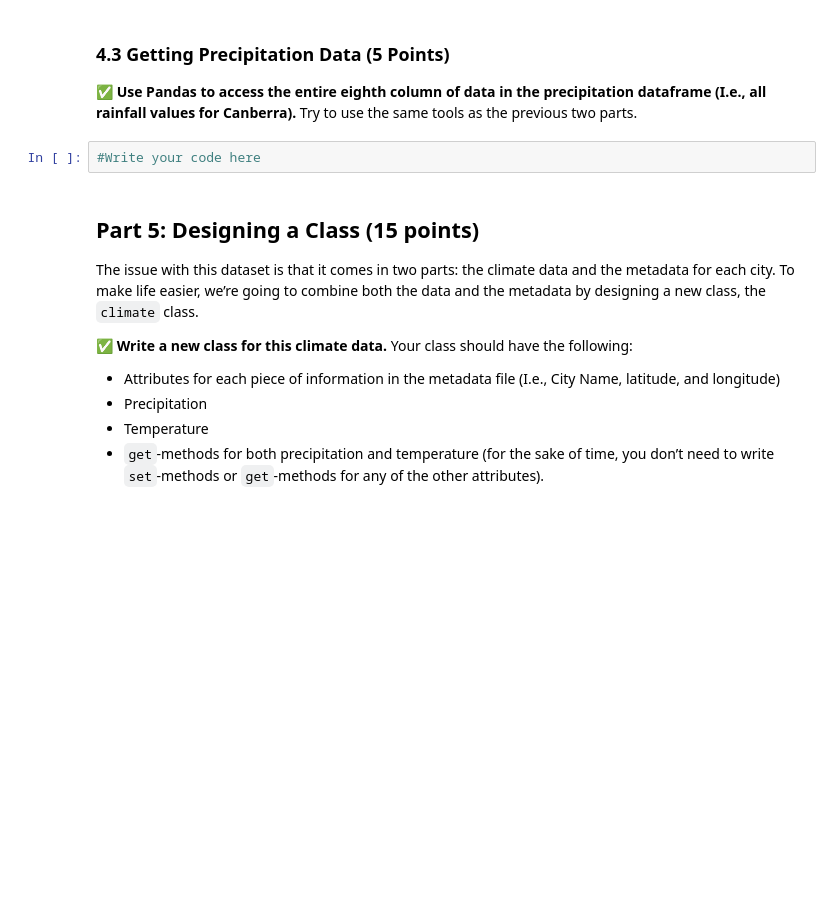
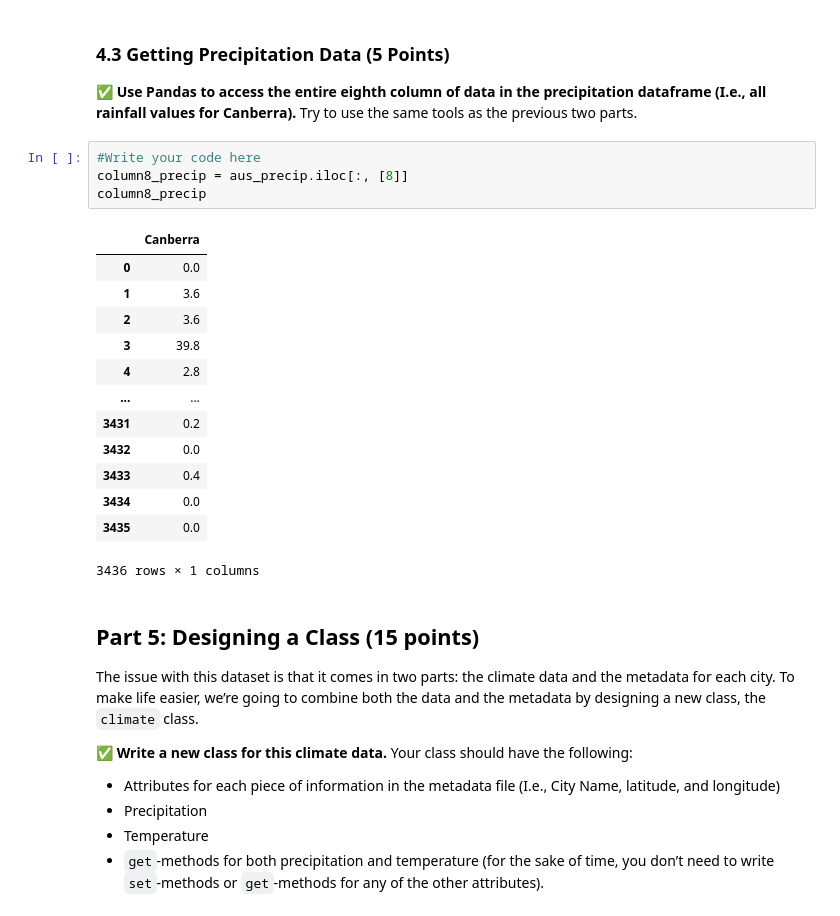
Before and after one commit to harrshil/CMSE202-s23-turnin, a Jupyter notebook: midterm/CMSE202_Midterm_003_STUDENT.ipynb, the cells around one changed output. Cells and saved outputs as stored; diff of their text form; blank space fills up the shorter version.

```diff
--- a/midterm/CMSE202_Midterm_003_STUDENT.ipynb
+++ b/midterm/CMSE202_Midterm_003_STUDENT.ipynb
@@ -115,6 +136,22 @@ For this part of the exam, we’ll walk through how to use Pandas to access spec
 &#9989; **Use Pandas to access the entire eighth column of data in the precipitation dataframe (I.e., all rainfall values for Canberra).** Try to use the same tools as the previous two parts.
 # %%
 #Write your code here
+column8_precip = aus_precip.iloc[:, [8]]
+column8_precip
+# %% [output]
+|  | Canberra |
+| 0 | 0.0 |
+| 1 | 3.6 |
+| 2 | 3.6 |
+| 3 | 39.8 |
+| 4 | 2.8 |
+| ... | ... |
+| 3431 | 0.2 |
+| 3432 | 0.0 |
+| 3433 | 0.4 |
+| 3434 | 0.0 |
+| 3435 | 0.0 |
+3436 rows × 1 columns
 # %% [markdown]
 ## Part 5: Designing a Class (15 points)
 
```
Also changed, not shown: parts of 4 cells of this notebook.
